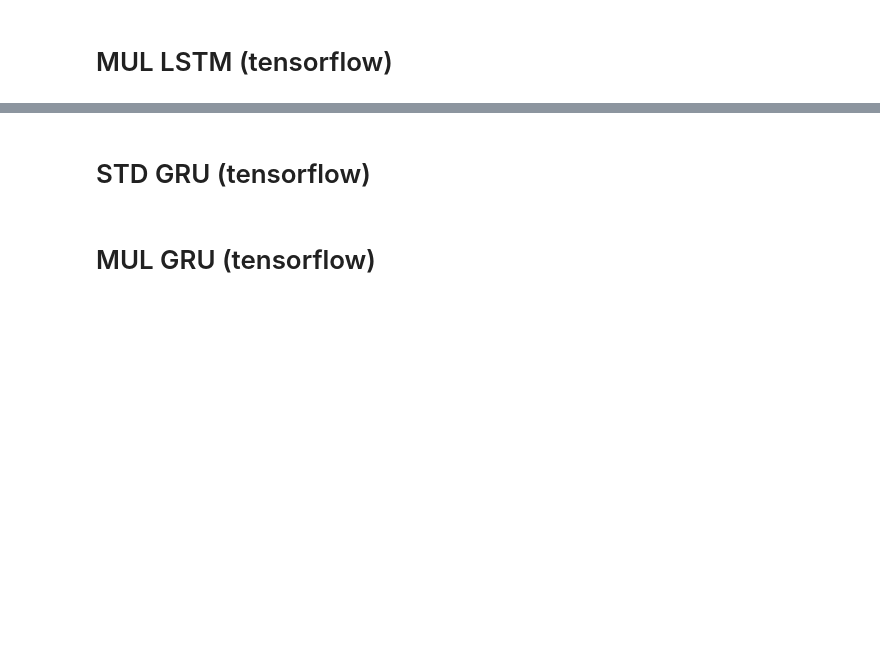
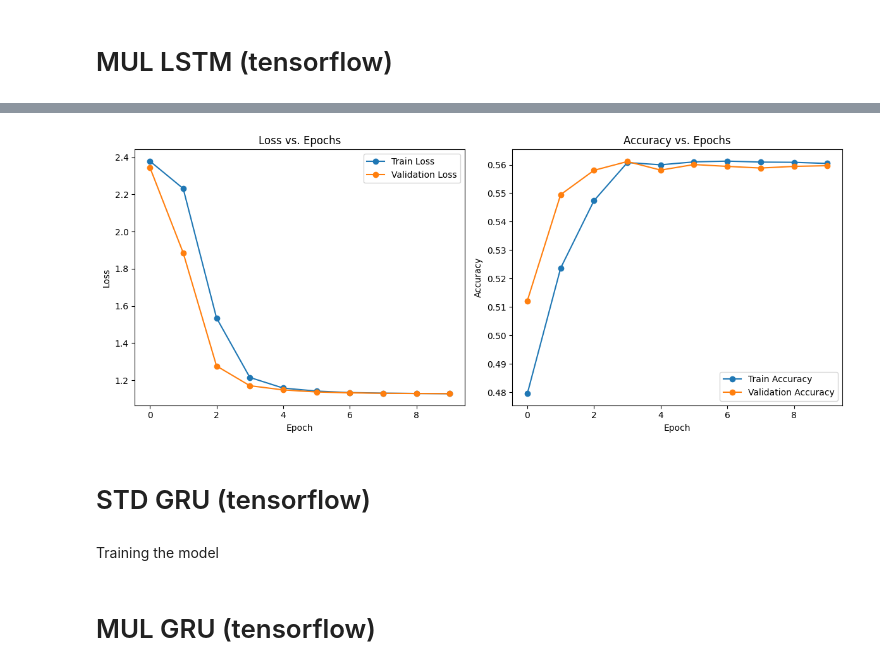
Before and after one commit to nischalon10/USF_NLP, a Jupyter notebook: Intro_to_RNN.ipynb, the cells around one changed output, grey strips where cells are left out. Cells and saved outputs as stored; diff of their text form; code cells hidden in the pictures; blank space fills up the shorter version.

```diff
--- a/Intro_to_RNN.ipynb
+++ b/Intro_to_RNN.ipynb
@@ -29,15 +29,16 @@ def generate_copy_data(num_samples, T, vocab_size):
         # Target: first T+1 positions are blanks (0), last T positions are the sequence
         Y[i, :T+1] = 0
         Y[i, T+1:] = random_seq
+    print(f"X shape: {X[0]}, Y shape: {Y[0]}")
     return X, Y
 
 # Hyperparameters
-num_samples = 10000    # total examples
-T = 10                # sequence length to copy (experiment with larger values as needed)
+num_samples = 1000    # total examples
+T = 20                # sequence length to copy (experiment with larger values as needed)
 vocab_size = 10       # tokens 1..10 (e.g., representing letters a-j)
-hidden_size = 128
-batch_size = 128
-epochs = 20
+hidden_size = 64
+batch_size = 64
+epochs = 10
 
 delimiter_token = vocab_size + 1  # used for both data generation and model processing
 blank_token = 0
@@ -239,3 +266,35 @@ class MLSTMModel(tf.keras.Model):
             rnn_out, h, c = self.rnn(x, initial_state=initial_state)
         output = self.dense(rnn_out)
         return output
+# %%
+# Instantiate and compile the custom LSTM model.
+custom_model = MLSTMModel(vocab_size, hidden_size)
+custom_model.compile(optimizer='adam',
+                     loss='sparse_categorical_crossentropy',
+                     metrics=['accuracy'])
+
+# Train the model.
+history = custom_model.fit(train_dataset, epochs=epochs, validation_data=val_dataset)
+
+# Plot training loss and accuracy.
+plt.figure(figsize=(12, 5))
+
+plt.subplot(1, 2, 1)
+plt.plot(history.history['loss'], marker='o', label='Train Loss')
+plt.plot(history.history['val_loss'], marker='o', label='Validation Loss')
+plt.title('Loss vs. Epochs')
+plt.xlabel('Epoch')
+plt.ylabel('Loss')
+plt.legend()
+
+plt.subplot(1, 2, 2)
+plt.plot(history.history['accuracy'], marker='o', label='Train Accuracy')
+plt.plot(history.history['val_accuracy'], marker='o', label='Validation Accuracy')
+plt.title('Accuracy vs. Epochs')
+plt.xlabel('Epoch')
+plt.ylabel('Accuracy')
+plt.legend()
+
+plt.tight_layout()
+plt.show()
+# %% [output]
@@ -242,3 +321,4 @@ class MLSTMModel(tf.keras.Model):
+[figure, added]
 # %% [markdown]
 # STD GRU (tensorflow)
 # %%
@@ -289,3 +399,5 @@ class StandardGRUCell(tf.keras.layers.Layer):
+# %% [markdown]
+Training the model
 # %% [markdown]
 # MUL GRU (tensorflow)
 # %%
```
Also changed, not shown: parts of 5 cells of this notebook.
